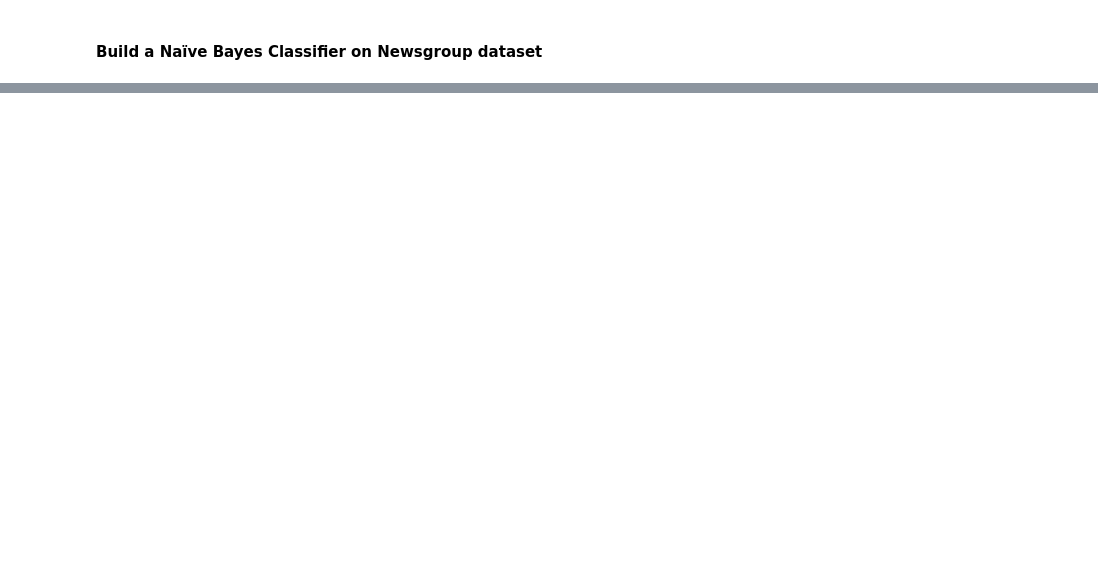
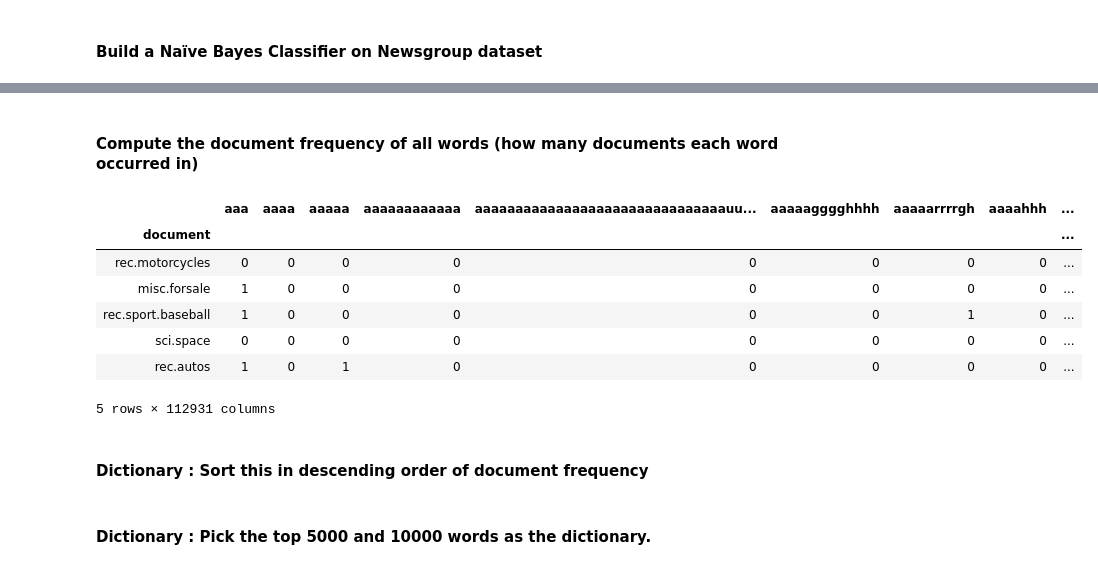
Before and after one commit to anmolmore/Chatbot-for-COVID-19-FAQ-using-Dialogflow, a Jupyter notebook: DMG2/assignment/Anmol More - 11915043.ipynb, the cells around one changed output, grey strips where cells are left out. Drawn from its saved outputs; the diff is of its cells as text; code cells hidden in the pictures; blank space fills up the shorter version.

```diff
--- a/DMG2/assignment/Anmol More - 11915043.ipynb
+++ b/DMG2/assignment/Anmol More - 11915043.ipynb
@@ -705,2 +727,0 @@ Reading file .... :  DMG-2 Assignment Data Files/Newsgroup/talk.politics.misc.tx
-# %%
-data = df[df['document'] == 'sci.electronics'].data.values[0]
@@ -707,12 +761,2 @@ data = df[df['document'] == 'sci.electronics'].data.values[0]
 # %% [markdown]
 #### Build a Naïve Bayes Classifier on Newsgroup dataset
-# %%
-def clean_get_words(data) :
-    # replace all non alphabetical characters with space
-    data = re.sub("[^a-zA-Z]", ' ', data)
-    data = data.lower()
-    # make all text lowercase
-
-    return data
-
-print(clean_get_words(data))
@@ -723,0 +768,12 @@ news_group_dataset
+# %%
+%%time
+
+#clean each of the documents and get words from it
+df['data'] = df['data'].map(clean_get_words)
+#get unique words from each document
+df['unique words data'] = df['data'].apply(lambda x: " ".join(set(x.split(' '))))
+
+#create a count vector to create top 5k and 10k words
+countVectorizer = CountVectorizer()
+count_vec = countVectorizer.fit_transform(df['unique words data'])
+word2vec = pd.DataFrame(count_vec.toarray(), columns=countVectorizer.get_feature_names())
@@ -723,0 +783,16 @@ news_group_dataset
+# %% [markdown]
+#### Compute the document frequency of all words (how many documents each word occurred in)
+# %%
+word2vec.index = df.document
+word2vec.sample(5)
+# %% [output]
+|  | aaa | aaaa | aaaaa | aaaaaaaaaaaa | aaaaaaaaaaaaaaaaaaaaaaaaaaaaaaauu... | aaaaagggghhhh | aaaaarrrrgh | aaaahhh | ... |
+| document |  |  |  |  |  |  |  |  | ... |
+| rec.motorcycles | 0 | 0 | 0 | 0 | 0 | 0 | 0 | 0 | ... |
+| misc.forsale | 1 | 0 | 0 | 0 | 0 | 0 | 0 | 0 | ... |
+| rec.sport.baseball | 1 | 0 | 0 | 0 | 0 | 0 | 1 | 0 | ... |
+| sci.space | 0 | 0 | 0 | 0 | 0 | 0 | 0 | 0 | ... |
+| rec.autos | 1 | 0 | 1 | 0 | 0 | 0 | 0 | 0 | ... |
+5 rows × 112931 columns
+# %% [markdown]
+#### Dictionary : Sort this in descending order of document frequency
@@ -723,0 +802,2 @@ news_group_dataset
+# %% [markdown]
+#### Dictionary : Pick the top 5000 and 10000 words as the dictionary.
```
Also changed, not shown: parts of 39 cells of this notebook, 8 other files.
